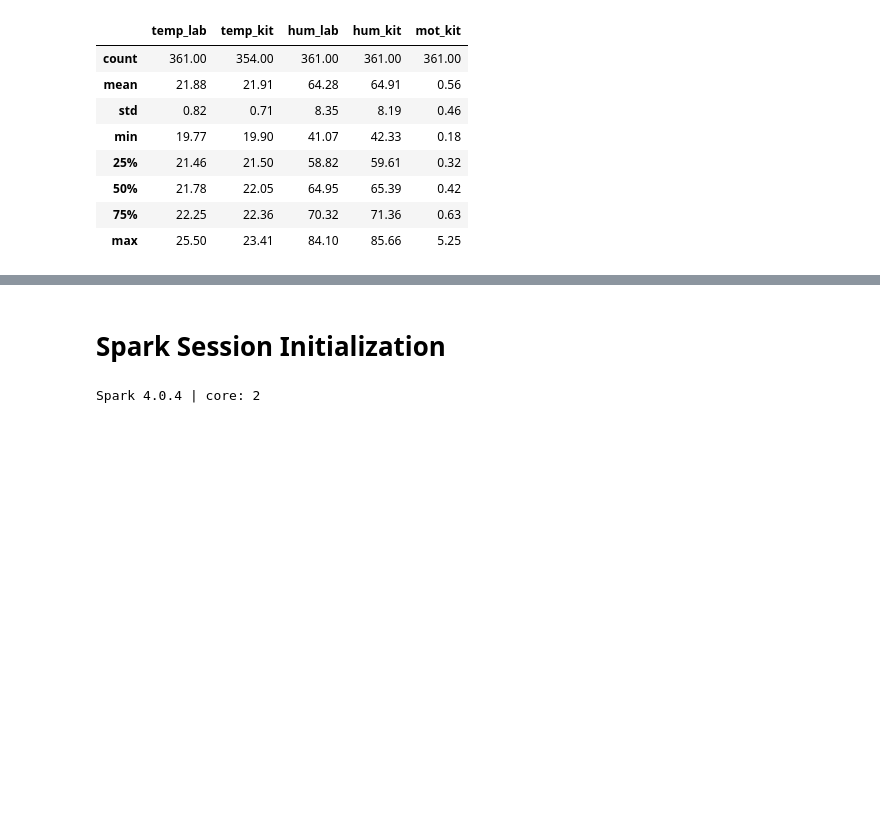
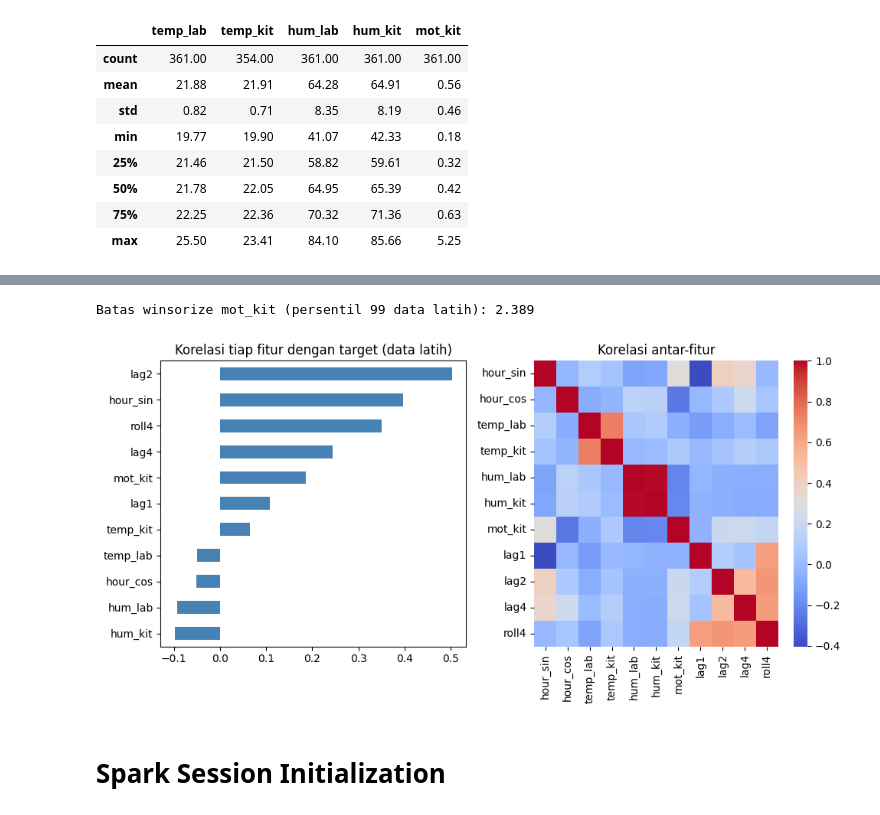
Before and after one commit to axelkrnwn/tes, a Jupyter notebook: code.ipynb, the cells around one changed output, grey strips where cells are left out. Drawn from its saved outputs; the diff is of its cells as text; code cells hidden in the pictures; blank space fills up the shorter version.

Commit message:
Feat: Model training

```diff
--- a/code.ipynb
+++ b/code.ipynb
@@ -187,0 +178,23 @@ plt.tight_layout(); plt.show()
+# %%
+feat = env.copy()
+
+hour = feat.index.hour + feat.index.minute / 60
+feat["hour_sin"] = np.sin(2 * np.pi * hour / 24)
+feat["hour_cos"] = np.cos(2 * np.pi * hour / 24)
+feat["dow"] = feat.index.dayofweek
+
+feat["y"] = y
+for k in (1, 2, 4):
+    feat[f"lag{k}"] = y.shift(k)
+feat["roll4"] = y.shift(1).rolling(4, min_periods=4).mean()
+
+CAL = ["hour_sin", "hour_cos"]
+ENV = ["temp_lab", "temp_kit", "hum_lab", "hum_kit", "mot_kit"]
+LAG = ["lag1", "lag2", "lag4", "roll4"]
+NUM = CAL + ENV + LAG
+CAT = ["dow"]
+
+print("Baris sebelum membuang NaN:", len(feat))
+data = feat.dropna(subset=NUM + CAT + ["y"]).copy()
+print("Baris sesudah membuang NaN :", len(data), f"({len(feat) - len(data)} baris dibuang karena target/fitur/lag kosong)")
+display(data.head())
@@ -188,2 +211,28 @@ plt.tight_layout(); plt.show()
+# %%
+n = len(data)
+i_tr, i_va = int(n * 0.70), int(n * 0.85)
+train, val, test = data.iloc[:i_tr].copy(), data.iloc[i_tr:i_va].copy(), data.iloc[i_va:].copy()
+
+cap = train["mot_kit"].quantile(0.99)
+for part in (train, val, test):
+    part["mot_kit"] = part["mot_kit"].clip(upper=cap)
+print(f"Batas winsorize mot_kit (persentil 99 data latih): {cap:.3f}")
+# %% [output]
+Batas winsorize mot_kit (persentil 99 data latih): 2.389
+# %%
+corr = train[NUM + ["y"]].corr()
+
+plt.figure(figsize=(10, 5))
+plt.subplot(1,2,1)
+corr["y"].drop("y").sort_values().plot.barh(color="steelblue")
+plt.title("Korelasi tiap fitur dengan target (data latih)")
+
+plt.subplot(1,2,2)
+plt.title("Korelasi antar-fitur")
+sns.heatmap(corr.loc[NUM, NUM], cmap="coolwarm")
+plt.tight_layout()
+plt.show()
+# %% [output]
+[figure, added]
 # %% [markdown]
 # **Spark Session Initialization**
@@ -203,20 +270,15 @@ spark = (SparkSession.builder.master("local[*]").appName("smart-building-ml")
 spark.sparkContext.setLogLevel("ERROR")
 print("Spark", spark.version, "| core:", spark.sparkContext.defaultParallelism)
 
-# SCHEMA = StructType([StructField(c, DoubleType()) for c in NUM] +
-#                     [StructField("dow", StringType()), StructField("y", DoubleType()), StructField("rid", IntegerType())])
+SCHEMA = StructType([StructField(c, DoubleType()) for c in NUM] +
+                    [StructField("dow", StringType()), StructField("y", DoubleType()), StructField("rid", IntegerType())])
 
-# def to_spark(pdf):
-#     # pandas -> Spark DataFrame (dibuat dari list agar tidak bergantung pada versi pandas/Arrow)
-#     cols = [pdf[c].astype(float).tolist() for c in NUM]
-#     rows = list(zip(*cols, pdf["dow"].astype(int).astype(str).tolist(), pdf["y"].astype(float).tolist(), range(len(pdf))))
-#     return spark.createDataFrame(rows, SCHEMA)
+def to_spark(pdf):
+    cols = [pdf[c].astype(float).tolist() for c in NUM]
+    rows = list(zip(*cols, pdf["dow"].astype(int).astype(str).tolist(), pdf["y"].astype(float).tolist(), range(len(pdf))))
+    return spark.createDataFrame(rows, SCHEMA)
 
-# sdf_tr, sdf_va, sdf_te = to_spark(train).cache(), to_spark(val).cache(), to_spark(test).cache()
-# print("Baris Spark (latih/validasi/uji):", sdf_tr.count(), sdf_va.count(), sdf_te.count())
-# sdf_tr.printSchema()
+sdf_tr, sdf_va, sdf_te = to_spark(train).cache(), to_spark(val).cache(), to_spark(test).cache()
-# %% [output]
-Spark 4.0.4 | core: 2
 # %%
 def spark_pipe(estimator, scale):
     stages = [StringIndexer(inputCol="dow", outputCol="dow_idx", handleInvalid="keep"),
```
Also changed, not shown: parts of 7 cells of this notebook.
